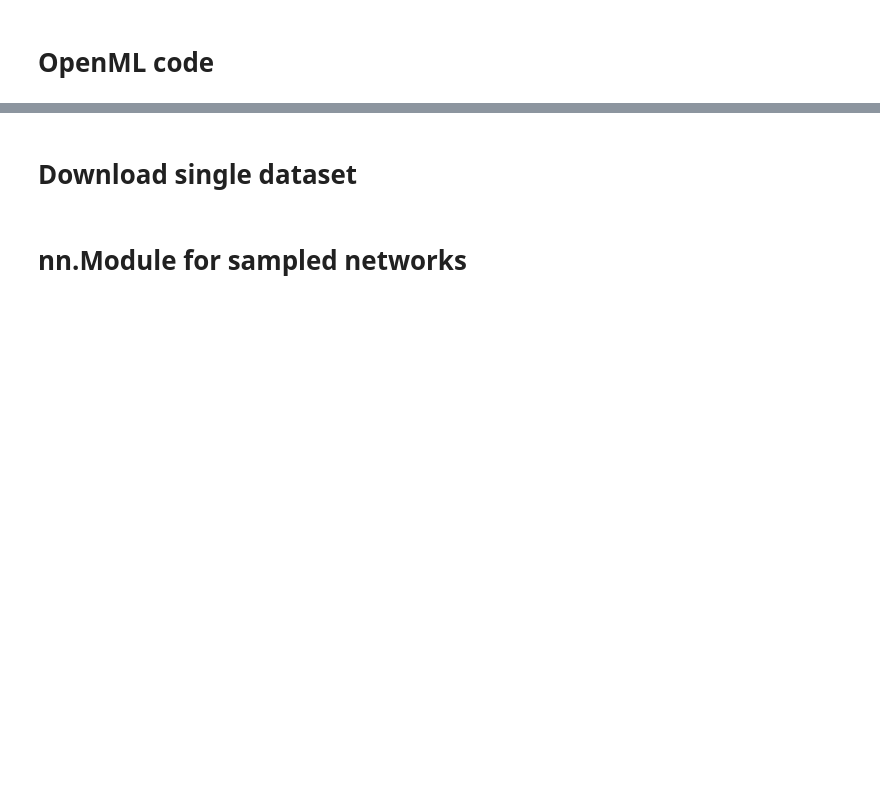
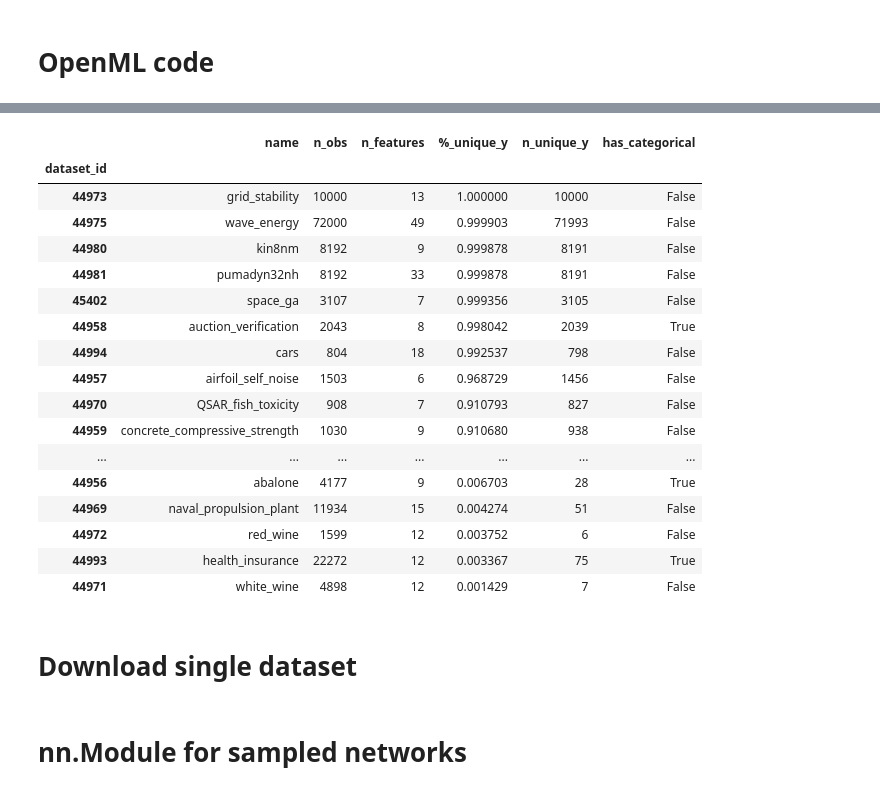
Before and after one commit to nikitazozoulenko/Zephyrox, a Jupyter notebook: pytorch_based/SWIM/openmlReg.ipynb, the cells around one changed output, grey strips where cells are left out. Saved outputs shown, nothing was run; the diff lists cells and outputs as text; code cells hidden in the pictures; blank space fills up the shorter version.

```diff
--- a/pytorch_based/SWIM/openmlReg.ipynb
+++ b/pytorch_based/SWIM/openmlReg.ipynb
@@ -32,33 +32,42 @@ np.set_printoptions(precision=3, threshold=5) # Print options
 # %% [markdown]
 # OpenML code
 # %%
-# # Fetch the collection with ID 353
-# collection = openml.study.get_suite(353)
-# dataset_ids = collection.data
-# metadata_list = []
+# Fetch the collection with ID 353
+collection = openml.study.get_suite(353)
+dataset_ids = collection.data
+metadata_list = []
 
-# # Fetch and process each dataset
-# for i, dataset_id in enumerate(dataset_ids):
-#     dataset = openml.datasets.get_dataset(dataset_id)
-#     X, y, categorical_indicator, attribute_names = dataset.get_data(
-#         target=dataset.default_target_attribute
-#     )
-#     X = np.array(X)
-#     y = np.array(y)[..., None]
+# Fetch and process each dataset
+for i, dataset_id in enumerate(dataset_ids):
+    dataset = openml.datasets.get_dataset(dataset_id)
+    X, y, categorical_indicator, attribute_names = dataset.get_data(
+        target=dataset.default_target_attribute
+    )
+    X = np.array(X)
+    y = np.array(y)[..., None]
 
-#     # Extract the required metadata
-#     metadata = {
-#         'dataset_id': dataset.id,
-#         'name': dataset.name,
-#         'n_obs': int(dataset.qualities['NumberOfInstances']),
-#         'n_features': int(dataset.qualities['NumberOfFeatures']),
-#         '%_unique_y': len(np.unique(y))/len(y),
-#         'n_unique_y': len(np.unique(y)),
-#     }
+    # Determine if the dataset has categorical features
+    has_categorical = any(categorical_indicator)
 
-#     metadata_list.append(metadata)
-#     print(f" {i+1}/{len(dataset_ids)} Processed dataset {dataset.id}: {dataset.name}")
+    # Extract the required metadata
+    metadata = {
+        'dataset_id': dataset.id,
+        'name': dataset.name,
+        'n_obs': int(dataset.qualities['NumberOfInstances']),
+        'n_features': int(dataset.qualities['NumberOfFeatures']),
+        '%_unique_y': len(np.unique(y))/len(y),
+        'n_unique_y': len(np.unique(y)),
+        'has_categorical': has_categorical
+    }
 
-# # Create a DataFrame from the metadata list
-# df_metadata = pd.DataFrame(metadata_list).sort_values('%_unique_y', ascending=False)
-# df_metadata.sort_values('%_unique_y', ascending=True)
+    metadata_list.append(metadata)
+    print(f" {i+1}/{len(dataset_ids)} Processed dataset {dataset.id}: {dataset.name}")
+
+# Create a DataFrame from the metadata list
+df_metadata = pd.DataFrame(metadata_list).sort_values('%_unique_y', ascending=False).set_index("dataset_id")
+df_metadata.sort_values('%_unique_y', ascending=True)
+
+# Display the metadata DataFrame
+df_metadata.loc[44962, "has_categorical"] = True
+df_metadata
+# %% [output]
@@ -65,3 +91,21 @@ np.set_printoptions(precision=3, threshold=5) # Print options
+|  | name | n_obs | n_features | %_unique_y | n_unique_y | has_categorical |
+| dataset_id |  |  |  |  |  |  |
+| 44973 | grid_stability | 10000 | 13 | 1.000000 | 10000 | False |
+| 44975 | wave_energy | 72000 | 49 | 0.999903 | 71993 | False |
+| 44980 | kin8nm | 8192 | 9 | 0.999878 | 8191 | False |
+| 44981 | pumadyn32nh | 8192 | 33 | 0.999878 | 8191 | False |
+| 45402 | space_ga | 3107 | 7 | 0.999356 | 3105 | False |
+| 44958 | auction_verification | 2043 | 8 | 0.998042 | 2039 | True |
+| 44994 | cars | 804 | 18 | 0.992537 | 798 | False |
+| 44957 | airfoil_self_noise | 1503 | 6 | 0.968729 | 1456 | False |
+| 44970 | QSAR_fish_toxicity | 908 | 7 | 0.910793 | 827 | False |
+| 44959 | concrete_compressive_strength | 1030 | 9 | 0.910680 | 938 | False |
+| ... | ... | ... | ... | ... | ... | ... |
+| 44956 | abalone | 4177 | 9 | 0.006703 | 28 | True |
+| 44969 | naval_propulsion_plant | 11934 | 15 | 0.004274 | 51 | False |
+| 44972 | red_wine | 1599 | 12 | 0.003752 | 6 | False |
+| 44993 | health_insurance | 22272 | 12 | 0.003367 | 75 | True |
+| 44971 | white_wine | 4898 | 12 | 0.001429 | 7 | False |
 # %% [markdown]
 # Download single dataset
 # %%
```
Also changed, not shown: parts of 26 cells of this notebook, 1 other file.
